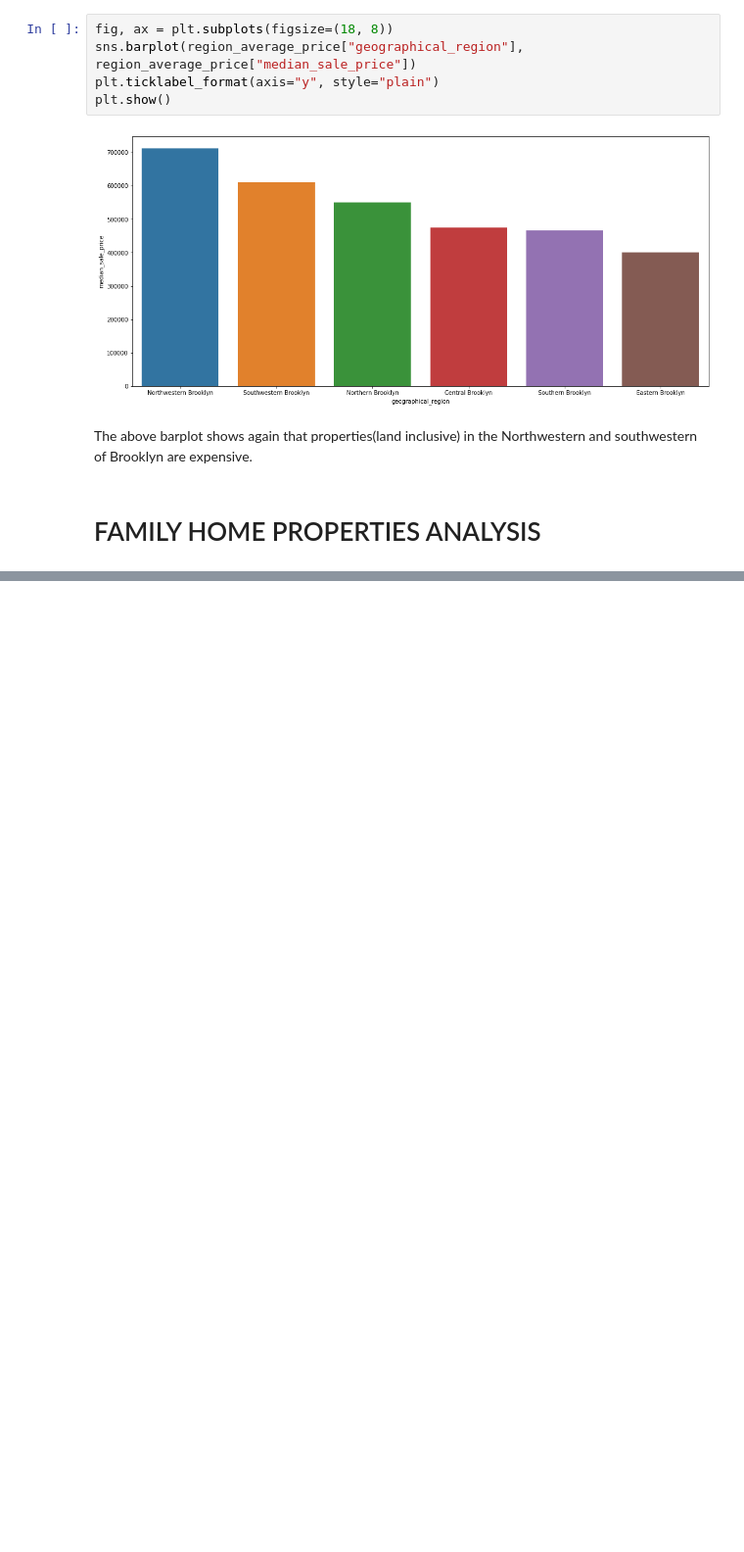
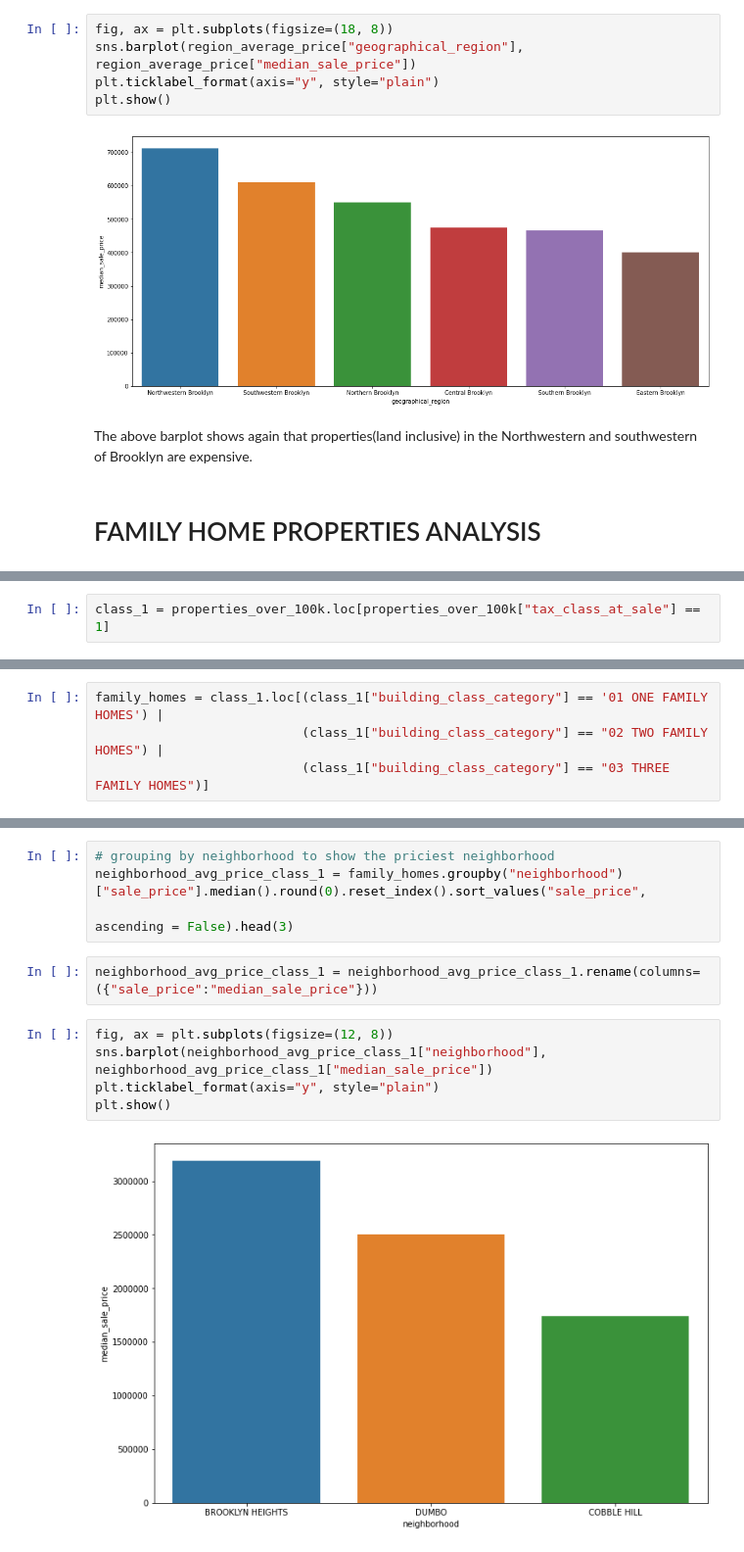
Before and after one commit to Ayomi-tech/brooklyn_housing_project, a Jupyter notebook: Exploratory_analysis_notebook.ipynb, the cells around one changed output, grey strips where cells are left out. Shown at 98% size. Drawn from its saved outputs; the diff is of its cells as text; blank space fills up the shorter version.

```diff
--- a/Exploratory_analysis_notebook.ipynb
+++ b/Exploratory_analysis_notebook.ipynb
@@ -143,0 +144,2 @@ Family homes are constantly in high demand all over the world, places like Brook
+# %%
+class_1 = properties_over_100k.loc[properties_over_100k["tax_class_at_sale"] == 1]
@@ -143,0 +159,4 @@ Family homes are constantly in high demand all over the world, places like Brook
+# %%
+family_homes = class_1.loc[(class_1["building_class_category"] == '01 ONE FAMILY HOMES') |
+                           (class_1["building_class_category"] == "02 TWO FAMILY HOMES") |
+                           (class_1["building_class_category"] == "03 THREE FAMILY HOMES")]
@@ -143,0 +177,13 @@ Family homes are constantly in high demand all over the world, places like Brook
+# %%
+# grouping by neighborhood to show the priciest neighborhood
+neighborhood_avg_price_class_1 = family_homes.groupby("neighborhood")["sale_price"].median().round(0).reset_index().sort_values("sale_price",
+                                                                                                                      ascending = False).head(3)
+# %%
+neighborhood_avg_price_class_1 = neighborhood_avg_price_class_1.rename(columns=({"sale_price":"median_sale_price"}))
+# %%
+fig, ax = plt.subplots(figsize=(12, 8))
+sns.barplot(neighborhood_avg_price_class_1["neighborhood"], neighborhood_avg_price_class_1["median_sale_price"])
+plt.ticklabel_format(axis="y", style="plain")
+plt.show()
+# %% [output]
+[figure, added]
```
Also changed, not shown: parts of 11 cells of this notebook.
